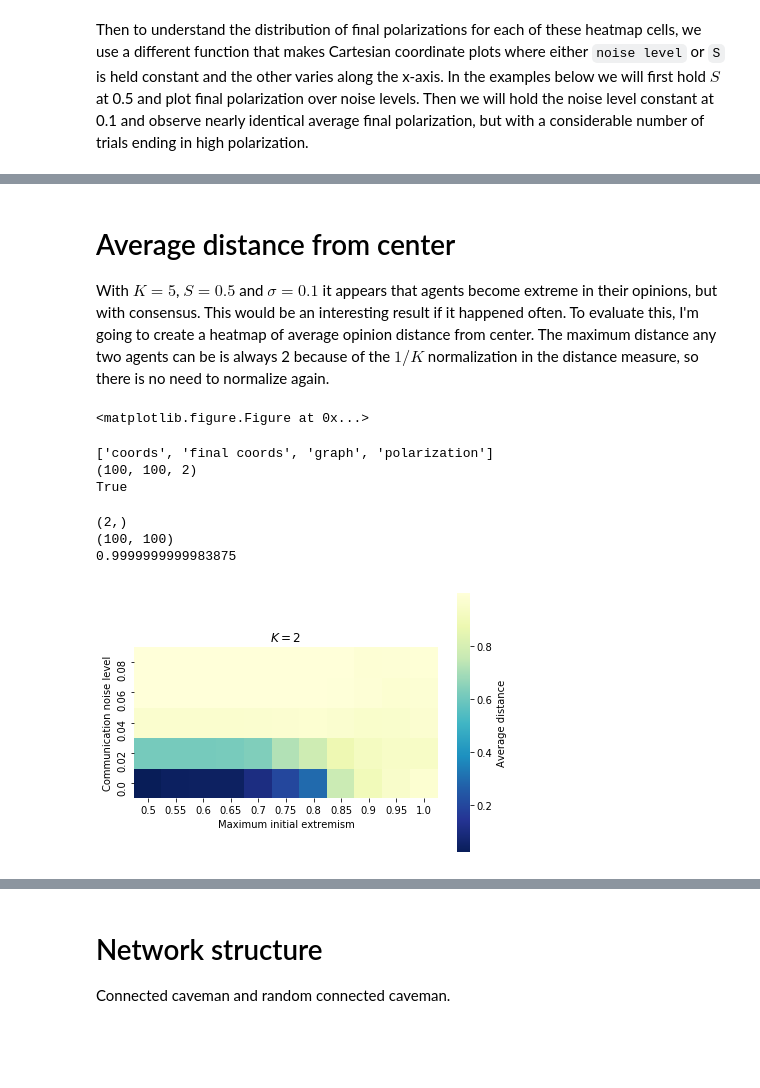
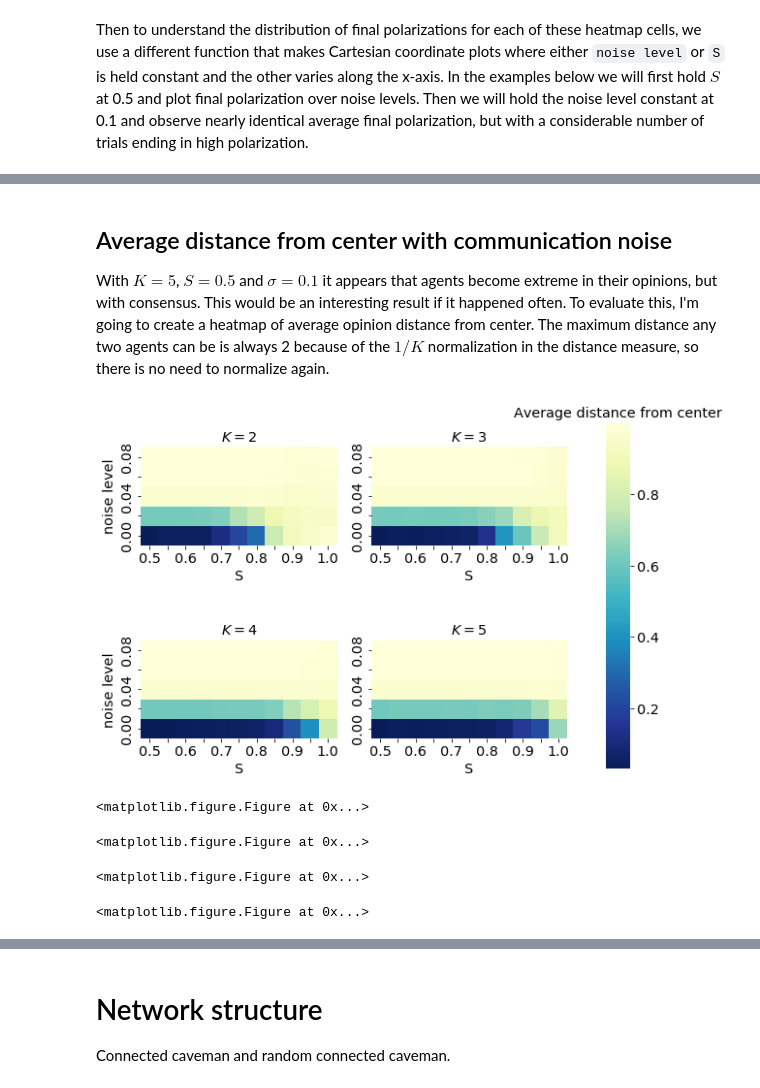
Before and after one commit to mt-digital/polarization, a Jupyter notebook: notebooks/Complexity Special Issue Supplement.ipynb, the cells around one changed output, grey strips where cells are left out. Saved outputs shown, nothing was run; the diff lists cells and outputs as text; code cells hidden in the pictures; blank space fills up the shorter version.

```diff
--- a/notebooks/Complexity Special Issue Supplement.ipynb
+++ b/notebooks/Complexity Special Issue Supplement.ipynb
@@ -278,12 +299,12 @@ Can download a zipped archive (also 11GB as the component HDF are already compre
 # %%
 from complexity_analysis import plot_p_v_noise_and_k
 
-ne_dir = os.path.join('data', 'noise_experiment')
+ne_dir = os.path.join('..', 'data', 'noise_experiment')
 # Ks is optional, limits to making heatmaps of
 # only one or a few K values. Add more to get other paper heatmaps
-# plot_p_v_noise_and_k(ne_dir, Ks=[2, 3, 4, 5], pub=True)
-plot_p_v_noise_and_k(ne_dir, Ks=[2])
-plt.title(r'Cultural Complexity$=2$')
-plt.savefig('test.pdf', bbox_inches='tight')
+plot_p_v_noise_and_k(ne_dir, Ks=[2, 3, 4, 5], pub=True)
+# plot_p_v_noise_and_k(ne_dir, Ks=[2])
+# plt.title(r'Cultural Complexity$=2$')
+# plt.savefig('test.pdf', bbox_inches='tight')
 # With pub=True, figure is persisted to noise_experiement_heatmaps.pdf.
 # %% [output]
@@ -293,7 +318,10 @@ Then to understand the distribution of final polarizations for each
 of these heatmap cells, we use a different function that makes Cartesian coordinate plots where either `noise level` or `S` is held constant and the other varies along the x-axis. In the examples below we will first hold $S$ at 0.5 and plot final polarization over noise levels. Then we will hold the noise level constant at 0.1 and observe nearly identical average final polarization, but with a considerable number of trials ending in high polarization.
 # %%
 from complexity_analysis import plot_single_noise_param
-
-plot_single_noise_param(ne_dir, 2, S=0.5, figsize=(7, 4.5))
-plot_single_noise_param(ne_dir, 2, noise_level=0.10, figsize=(7, 4.5))
+figdir = './'
+for K in range(2, 7):
+    plot_single_noise_param(
+        ne_dir, K, S=0.5,
+        save_path=figdir + 'noisecomm_S_0p5_K_{}.pdf'.format(K),
+        figsize=(7, 5))
 # %% [output]
@@ -302,39 +333,13 @@ plot_single_noise_param(ne_dir, 2, noise_level=0.10, figsize=(7, 4.5))
 # %% [markdown]
-# Average distance from center
+## Average distance from center with communication noise
 
 With $K=5$, $S=0.5$ and $\sigma=0.1$ it appears that agents become extreme in their opinions, but with consensus. This would be an interesting result if it happened often. To evaluate this, I'm going to create a heatmap of average opinion distance from center. The maximum distance any two agents can be is always 2 because of the $1/K$ normalization in the distance measure, so there is no need to normalize again.
-# %%
-from complexity_analysis import average_distance_heatmap
-ne_dir = os.path.join('data', 'noise_experiment')
-hdfs = average_distance_heatmap(ne_dir)
-# finalcoords = average_distance_heatmap(ne_dir)
-# %% [output]
-<matplotlib.figure.Figure at 0x...>
-# %%
-from complexity_analysis import _lookup_hdf
-hdf = _lookup_hdf(ne_dir, K=2)  # returns first one found with K=2
-print(list(hdf['random any-range'].keys()))
-fc = hdf['random any-range/final coords']
-fc2 = hdf['random any-range/coords'][:, -1, :, :]
-print(fc2.shape)
-print((fc2 == fc).all())
-fc = np.array(fc)
-fc2 = np.array(fc2)
-hdf.close()
-# %% [output]
-['coords', 'final coords', 'graph', 'polarization']
-(100, 100, 2)
-True
-# %%
-dists = (1.0/2.0) * np.linalg.norm(fc, ord=1, axis=-1)
-print(fc2[0, 0].shape)
-print(dists.shape)
-print(dists.mean())
-# %% [output]
-(2,)
-(100, 100)
-0.9999999999983875
 # %%
-average_distance_heatmap(ne_dir, Ks=[2], noise_lim=0.1)
+from complexity_analysis import average_distance_heatmap
+average_distance_heatmap(ne_dir, Ks=[2, 3, 4, 5], noise_lim=0.1, pub=True)
 # %% [output]
-[figure, old version]
+[figure, new version]
+<matplotlib.figure.Figure at 0x...>
+<matplotlib.figure.Figure at 0x...>
+<matplotlib.figure.Figure at 0x...>
+<matplotlib.figure.Figure at 0x...>
```
Also changed, not shown: parts of 27 cells of this notebook, 5 other files.
